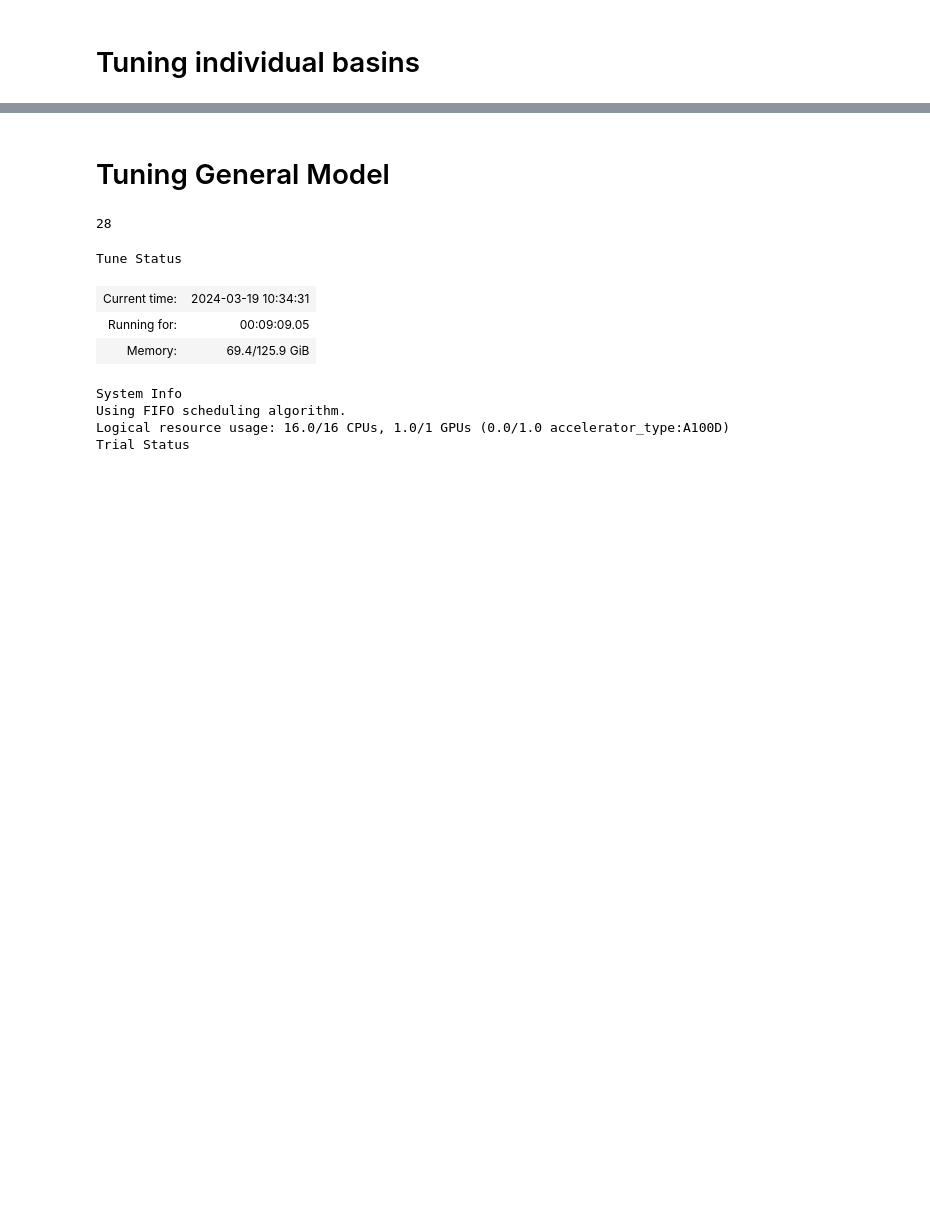
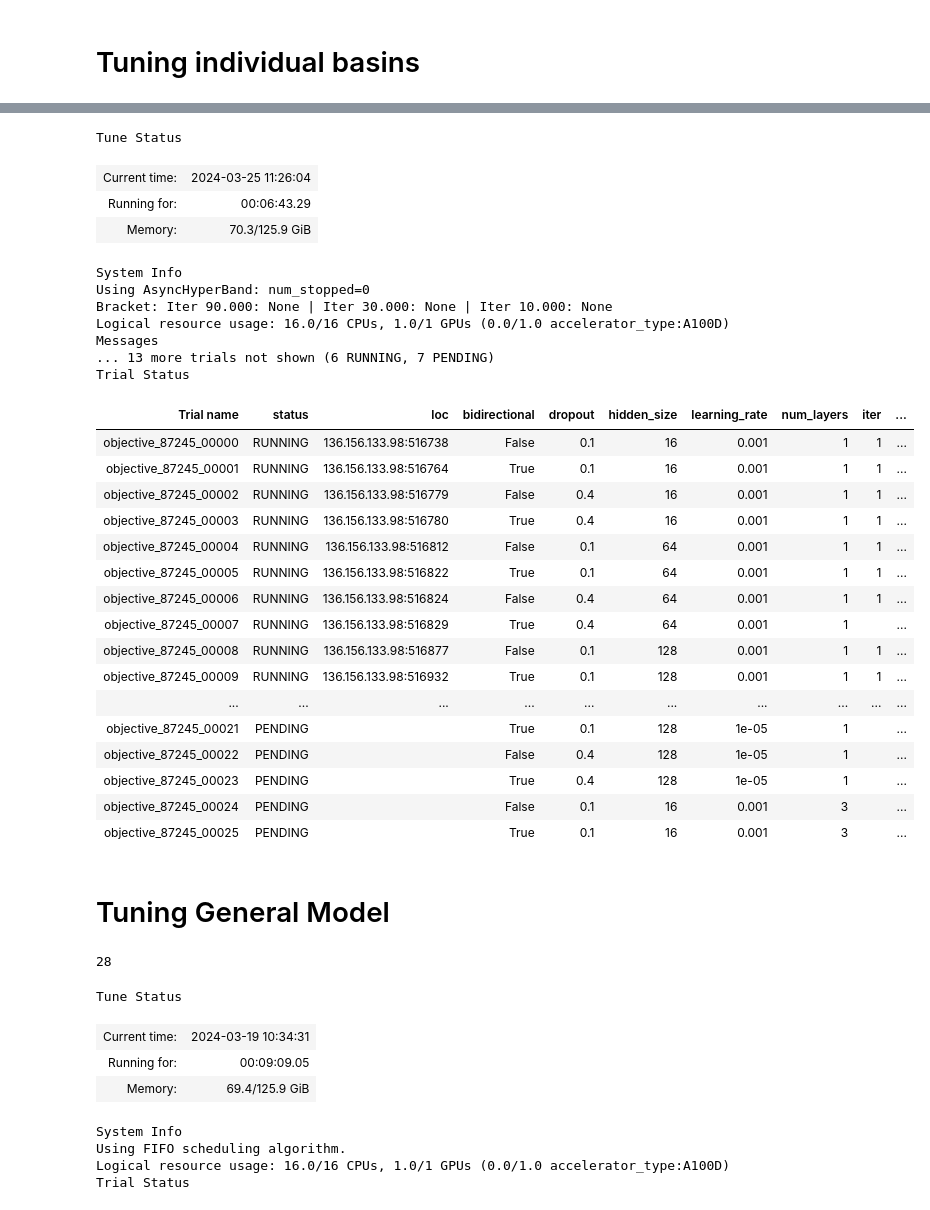
Before and after one commit to KarRups/Hydra_Code, a Jupyter notebook: Tuning/LSTM_Quick_Tuning_Run.ipynb, the cells around one changed output, grey strips where cells are left out. Cells and saved outputs as stored; diff of their text form; code cells hidden in the pictures; blank space fills up the shorter version.

Commit message:
Adding ASHA to LSTM tuning

```diff
--- a/Tuning/LSTM_Quick_Tuning_Run.ipynb
+++ b/Tuning/LSTM_Quick_Tuning_Run.ipynb
@@ -194,11 +212,15 @@ output_size, head_hidden_size, head_num_layers =  3, 64, 3
 # %%
-def define_models(hidden_size, num_layers, dropout, bidirectional, learning_rate, copies = 3, output_size = 3, input_size = input_size, days = 90, hidden_variables_size = hidden_variables_size, device = device):
+# Do we want hindcast and forecast num-layers to be different?
+def define_models(hindcast_input_size, forecast_input_size, hidden_size, num_layers, dropout, bidirectional, learning_rate, copies = 3, forecast_output_size = 3, device = device):
     models = {}
     params_to_optimize = {}
     optimizers = {}
     schedulers = {}
+
+    hindcast_output_size = forecast_output_size
     for copy in range(copies):
-        models[copy] = Hydra_LSTM_Block(input_size, hidden_size, num_layers, output_size, H0_sequences_size=days * hidden_variables_size, dropout= dropout, bidirectional= bidirectional)
+        models[copy] = Google_Model_Block(hindcast_input_size, forecast_input_size, hindcast_output_size, forecast_output_size, hidden_size, num_layers, device)
+
         models[copy].to(device)
         params_to_optimize[copy] = list(models[copy].parameters())
 
@@ -262,13 +293,12 @@ def train_model(config):
     device = torch.device('cuda' if torch.cuda.
                     is_available() else 'cpu')
 
-    models, params_to_optimize, optimizers, schedulers = define_models(
+    models, params_to_optimize, optimizers, schedulers = define_models(hindcast_input_size, forecast_input_size,
     config["hidden_size"], config["num_layers"], config["dropout"],
     config["bidirectional"], config["learning_rate"], copies=copies, device = device)
 
 
     losses, val_losses = [], []
-    early_stopper = EarlyStopper(patience=4, min_delta=0.01)
 
     for epoch in range(total_epochs):
 
@@ -279,10 +309,10 @@ def train_model(config):
 
              # Need to fix the outputs of No_Body_Model_Run
             train_losses[copy] = No_Body_Model_Run(All_Dates, [basin], models[copy], era5, daily_flow, climatological_flows, climate_indices, seasonal_forecasts,
-                Static_variables, optimizers[copy], schedulers[copy], criterion, early_stopper=early_stopper, n_epochs=n_epochs,
+                Static_variables, optimizers[copy], schedulers[copy], criterion, early_stopper= None, n_epochs=n_epochs,
                 batch_size=batch_size, group_lengths=group_lengths, Train_Mode=True, device=device, specialised=False)
             epoch_val_losses[copy] = No_Body_Model_Run(Val_Dates, [basin], models[copy], era5, daily_flow, climatological_flows, climate_indices, seasonal_forecasts,
-                Static_variables, optimizers[copy], schedulers[copy], criterion, early_stopper=early_stopper, n_epochs=n_epochs,
+                Static_variables, optimizers[copy], schedulers[copy], criterion, early_stopper= None, n_epochs=n_epochs,
                 batch_size=batch_size, group_lengths=group_lengths, Train_Mode=False, device=device, specialised=False)
 
         loss = np.mean(list(train_losses.values()))
@@ -293,8 +323,7 @@ def train_model(config):
         losses.append(loss)
         val_losses.append(val_loss)
 
-        if early_stopper.early_stop(val_loss):
-            break
+
     return val_loss
 # %%
 from ray import train, tune
@@ -313,22 +346,76 @@ Static_variables_id = ray.put(Static_variables)
+# %%
+asha_scheduler = ASHAScheduler(
+    time_attr='training_iteration',
+    metric='val_loss',
+    mode='min',
+    max_t=100,
+    grace_period=10,
+    reduction_factor=3,
+    brackets=1,
+)
+
+
+optuna_search = OptunaSearch(
+    metric="val_loss",
+    mode="min")
+
+plateau_stopper = TrialPlateauStopper(
+    metric="val_loss",
+    num_results = 4,
+    grace_period=10,
+    mode="min",
+)
 # %%
 def objective(config):
     device = torch.device('cuda' if torch.cuda.
                       is_available() else 'cpu')
 
     print('Device available is', device)
 
 
     score = train_model(config) # Have training loop in here that outputs loss of model
     return {"val_loss": score}
 
 basin = 'stehekin_r_at_stehekin'
 
 
+tune_config = tune.TuneConfig(scheduler=asha_scheduler)
+run_config=train.RunConfig(stop= plateau_stopper)
 # Can use fractions of GPU
-tuner = tune.Tuner(tune.with_resources(tune.with_parameters(objective), resources={"cpu": 1, "gpu": 1/16}), param_space=config_space)
+# Put CPU as 1 eventually
+tuner = tune.Tuner(tune.with_resources(tune.with_parameters(objective), resources={"cpu": 1, "gpu": 1/16}), param_space=config_space, tune_config = tune_config, run_config = run_config)
 
 results = tuner.fit()
 print(results.get_best_result(metric="val_loss", mode="min").config)
+# %% [output]
+Tune Status
+| Current time: | 2024-03-25 11:26:04 |
+| Running for: | 00:06:43.29 |
+| Memory: | 70.3/125.9 GiB |
+System Info
+Using AsyncHyperBand: num_stopped=0
+Bracket: Iter 90.000: None | Iter 30.000: None | Iter 10.000: None
+Logical resource usage: 16.0/16 CPUs, 1.0/1 GPUs (0.0/1.0 accelerator_type:A100D)
+Messages
+... 13 more trials not shown (6 RUNNING, 7 PENDING)
+Trial Status
+| Trial name | status | loc | bidirectional | dropout | hidden_size | learning_rate | num_layers | iter | ... |
+| objective_87245_00000 | RUNNING | 136.156.133.98:516738 | False | 0.1 | 16 | 0.001 | 1 | 1 | ... |
+| objective_87245_00001 | RUNNING | 136.156.133.98:516764 | True | 0.1 | 16 | 0.001 | 1 | 1 | ... |
+| objective_87245_00002 | RUNNING | 136.156.133.98:516779 | False | 0.4 | 16 | 0.001 | 1 | 1 | ... |
+| objective_87245_00003 | RUNNING | 136.156.133.98:516780 | True | 0.4 | 16 | 0.001 | 1 | 1 | ... |
+| objective_87245_00004 | RUNNING | 136.156.133.98:516812 | False | 0.1 | 64 | 0.001 | 1 | 1 | ... |
+| objective_87245_00005 | RUNNING | 136.156.133.98:516822 | True | 0.1 | 64 | 0.001 | 1 | 1 | ... |
+| objective_87245_00006 | RUNNING | 136.156.133.98:516824 | False | 0.4 | 64 | 0.001 | 1 | 1 | ... |
+| objective_87245_00007 | RUNNING | 136.156.133.98:516829 | True | 0.4 | 64 | 0.001 | 1 |  | ... |
+| objective_87245_00008 | RUNNING | 136.156.133.98:516877 | False | 0.1 | 128 | 0.001 | 1 | 1 | ... |
+| objective_87245_00009 | RUNNING | 136.156.133.98:516932 | True | 0.1 | 128 | 0.001 | 1 | 1 | ... |
+| ... | ... | ... | ... | ... | ... | ... | ... | ... | ... |
+| objective_87245_00021 | PENDING |  | True | 0.1 | 128 | 1e-05 | 1 |  | ... |
+| objective_87245_00022 | PENDING |  | False | 0.4 | 128 | 1e-05 | 1 |  | ... |
+| objective_87245_00023 | PENDING |  | True | 0.4 | 128 | 1e-05 | 1 |  | ... |
+| objective_87245_00024 | PENDING |  | False | 0.1 | 16 | 0.001 | 3 |  | ... |
+| objective_87245_00025 | PENDING |  | True | 0.1 | 16 | 0.001 | 3 |  | ... |
 # %%
 # Loading models
 Tuned_Models = {}
```
Also changed, not shown: parts of 5 cells of this notebook, 2 other files.
